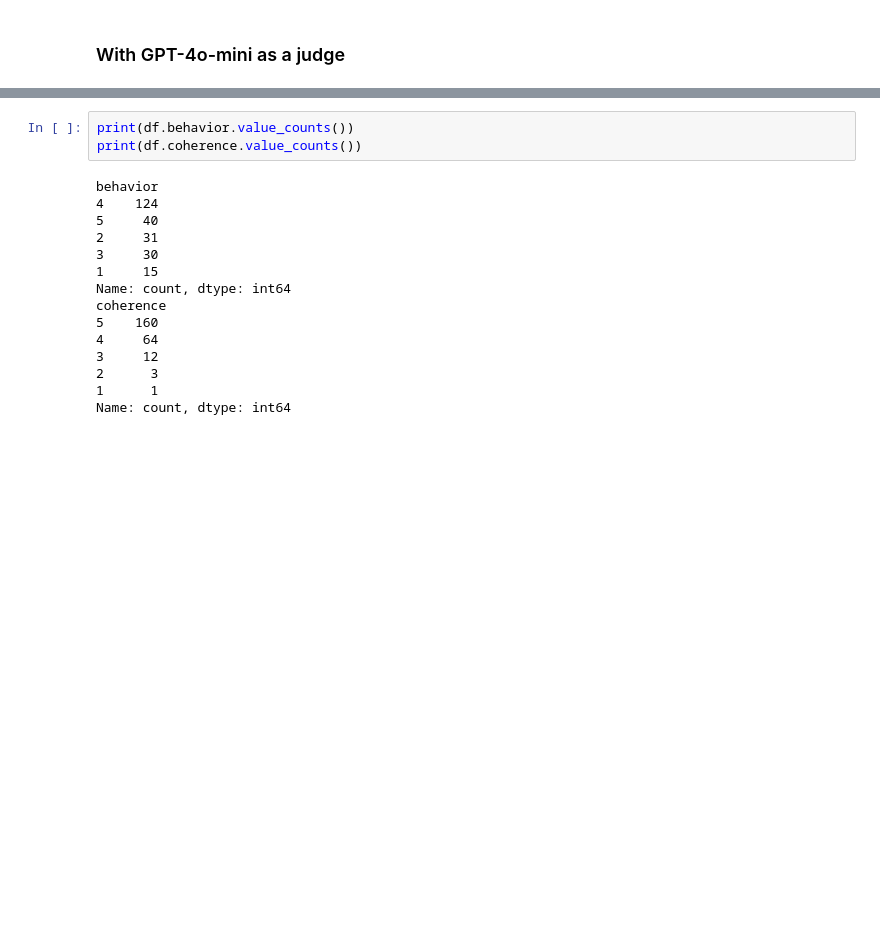
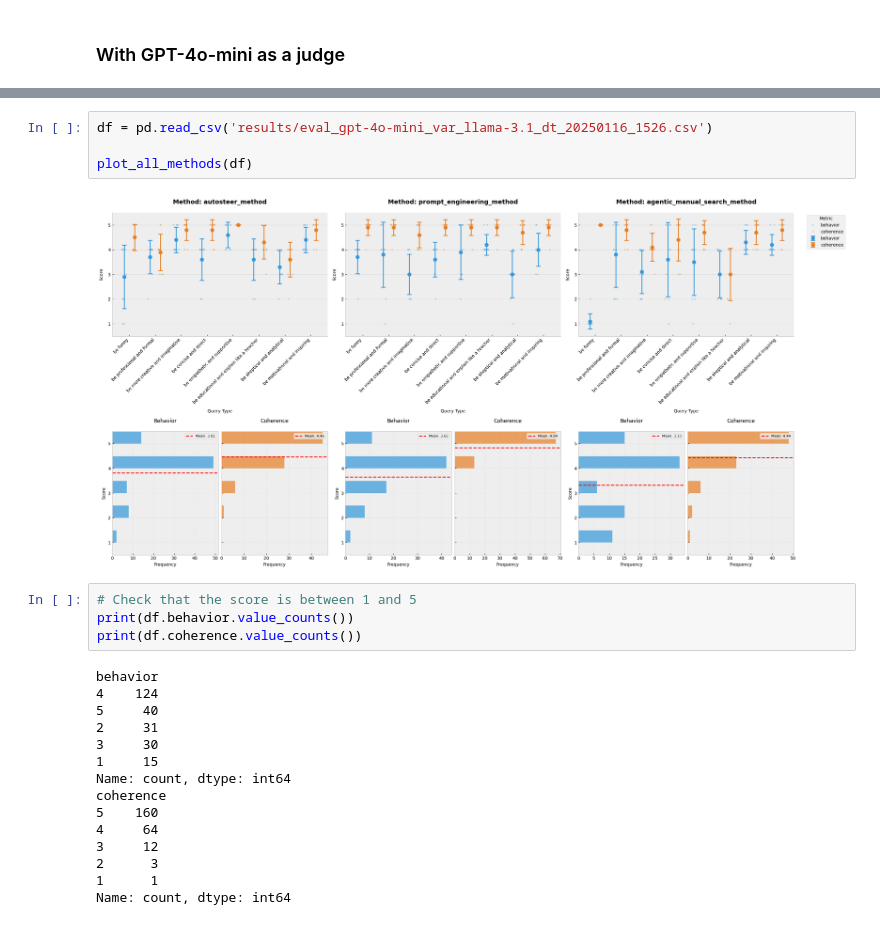
Before and after one commit to Eitan-Sprejer/GoodFire-Autosteer-Evaluation, a Jupyter notebook: testing.ipynb, the cells around one changed output, grey strips where cells are left out. Cells and saved outputs as stored; diff of their text form; blank space fills up the shorter version.

```diff
--- a/testing.ipynb
+++ b/testing.ipynb
@@ -329,4 +277,11 @@ plot_score_distributions(agentic_manual_search_df)
+# %%
+df = pd.read_csv('results/eval_gpt-4o-mini_var_llama-3.1_dt_20250116_1526.csv')
+
+plot_all_methods(df)
+# %% [output]
+[figure, added]
 # %%
+# Check that the score is between 1 and 5
 print(df.behavior.value_counts())
 print(df.coherence.value_counts())
 # %% [output]
```
Also changed, not shown: parts of 10 cells of this notebook, 2 other files.
